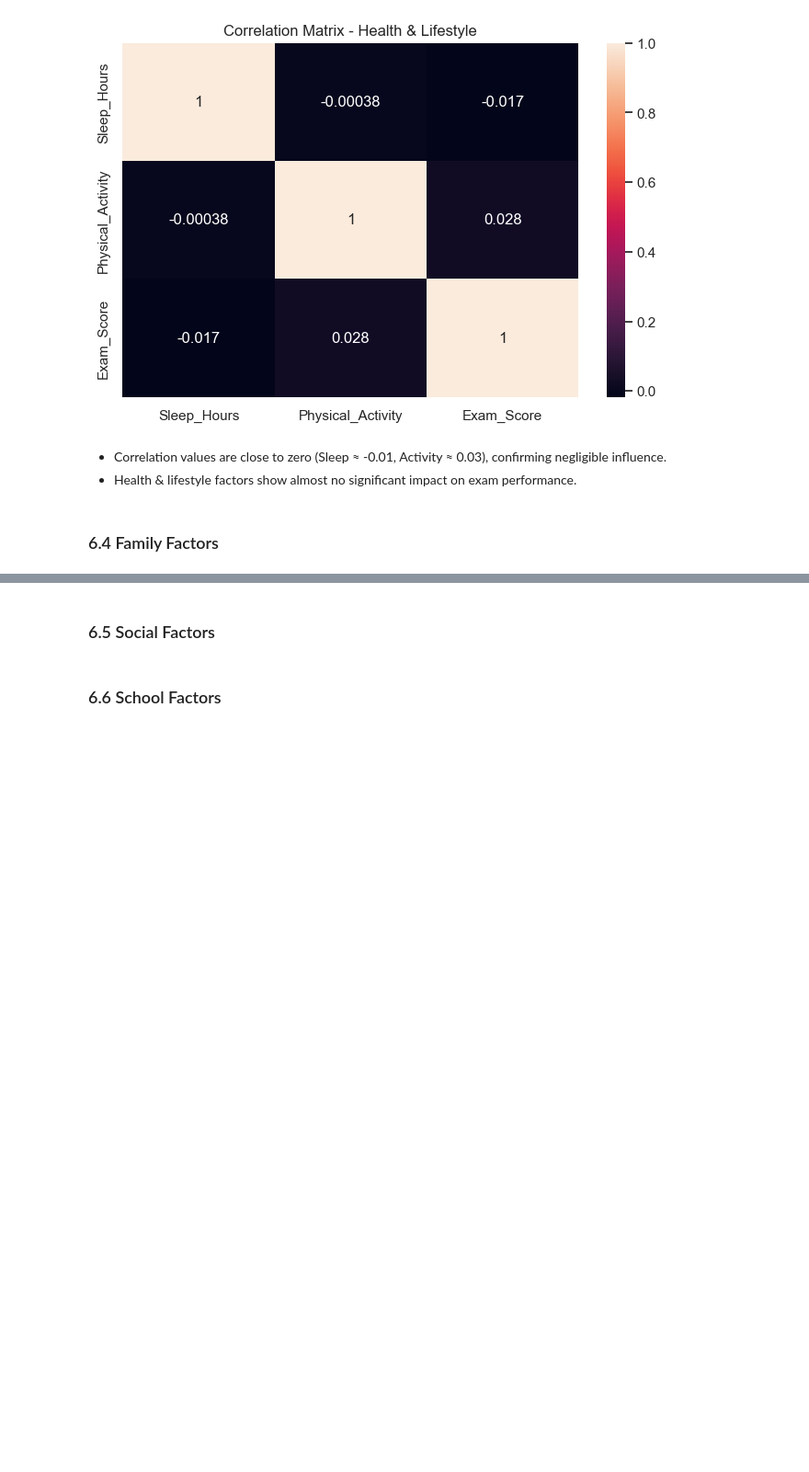
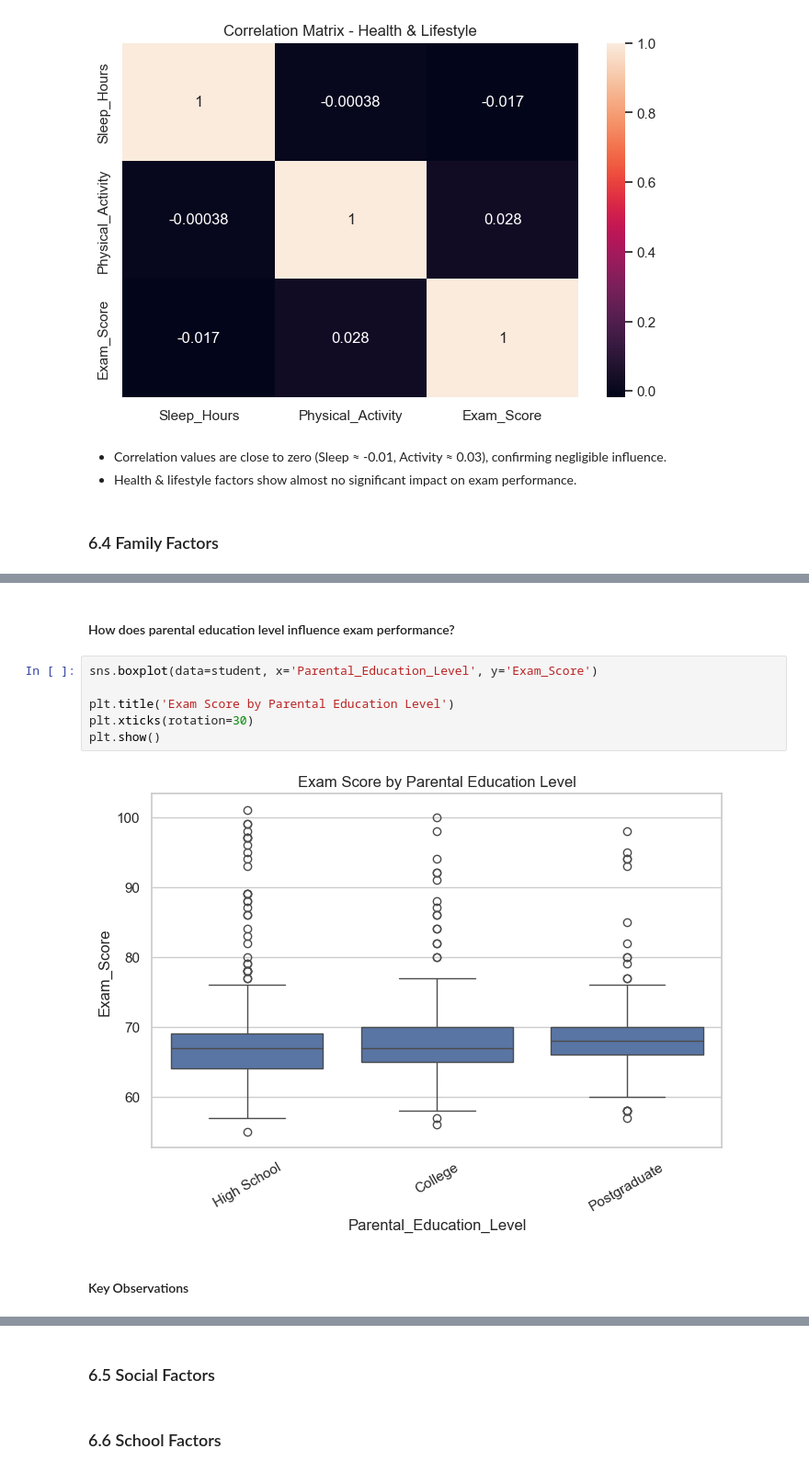
Before and after one commit to Nujud123/A-AI-Bootcamp, a Jupyter notebook: student/course2/p2_student_exam.ipynb, the cells around one changed output, grey strips where cells are left out. Shown at 92% size. Cells and saved outputs as stored; diff of their text form; blank space fills up the shorter version.

```diff
--- a/student/course2/p2_student_exam.ipynb
+++ b/student/course2/p2_student_exam.ipynb
@@ -351,0 +370,12 @@ plt.show()
+# %% [markdown]
+#### How does parental education level influence exam performance?
+# %%
+sns.boxplot(data=student, x='Parental_Education_Level', y='Exam_Score')
+
+plt.title('Exam Score by Parental Education Level')
+plt.xticks(rotation=30)
+plt.show()
+# %% [output]
+[figure, added]
+# %% [markdown]
+#### Key Observations
```
Also changed, not shown: parts of 5 cells of this notebook.
